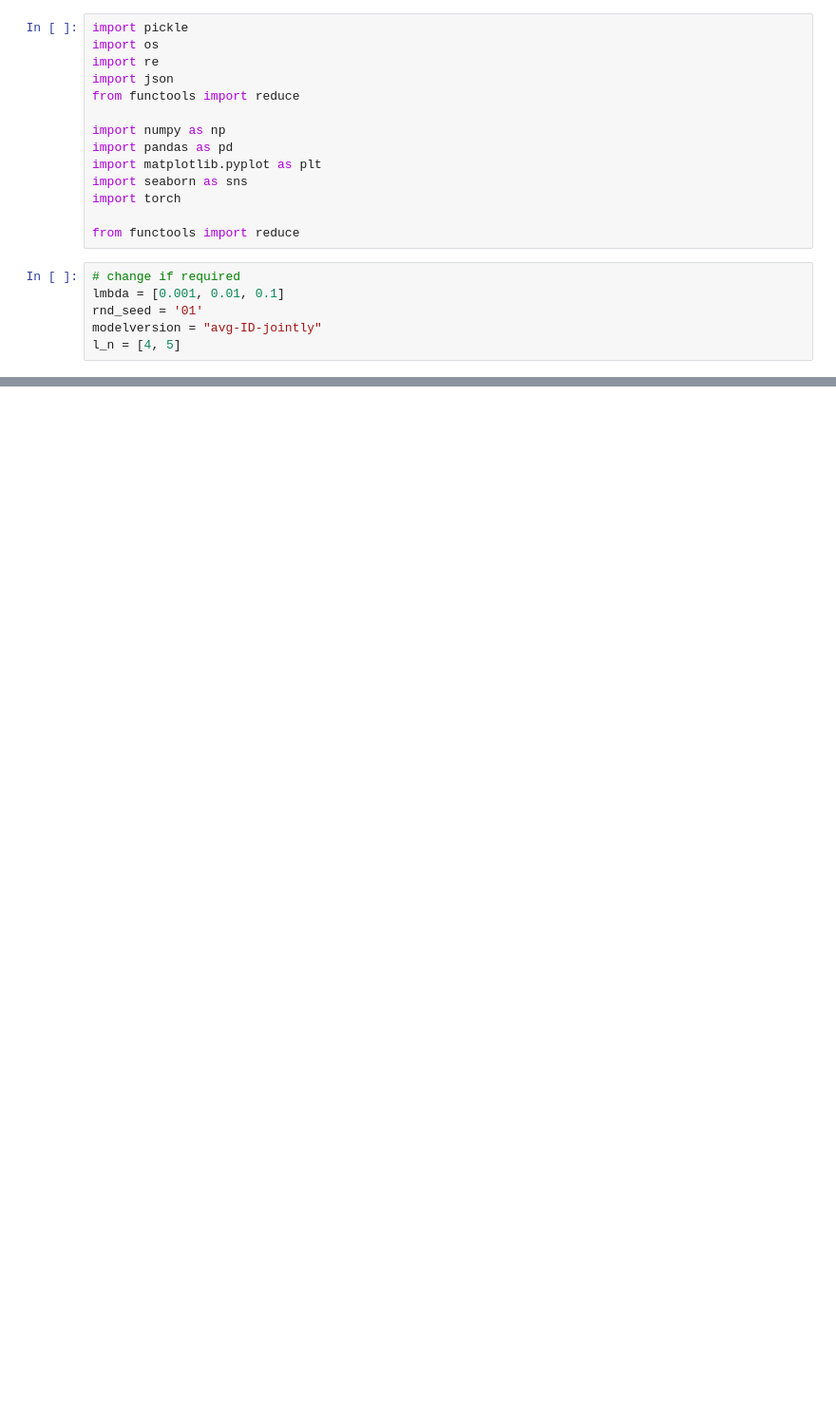
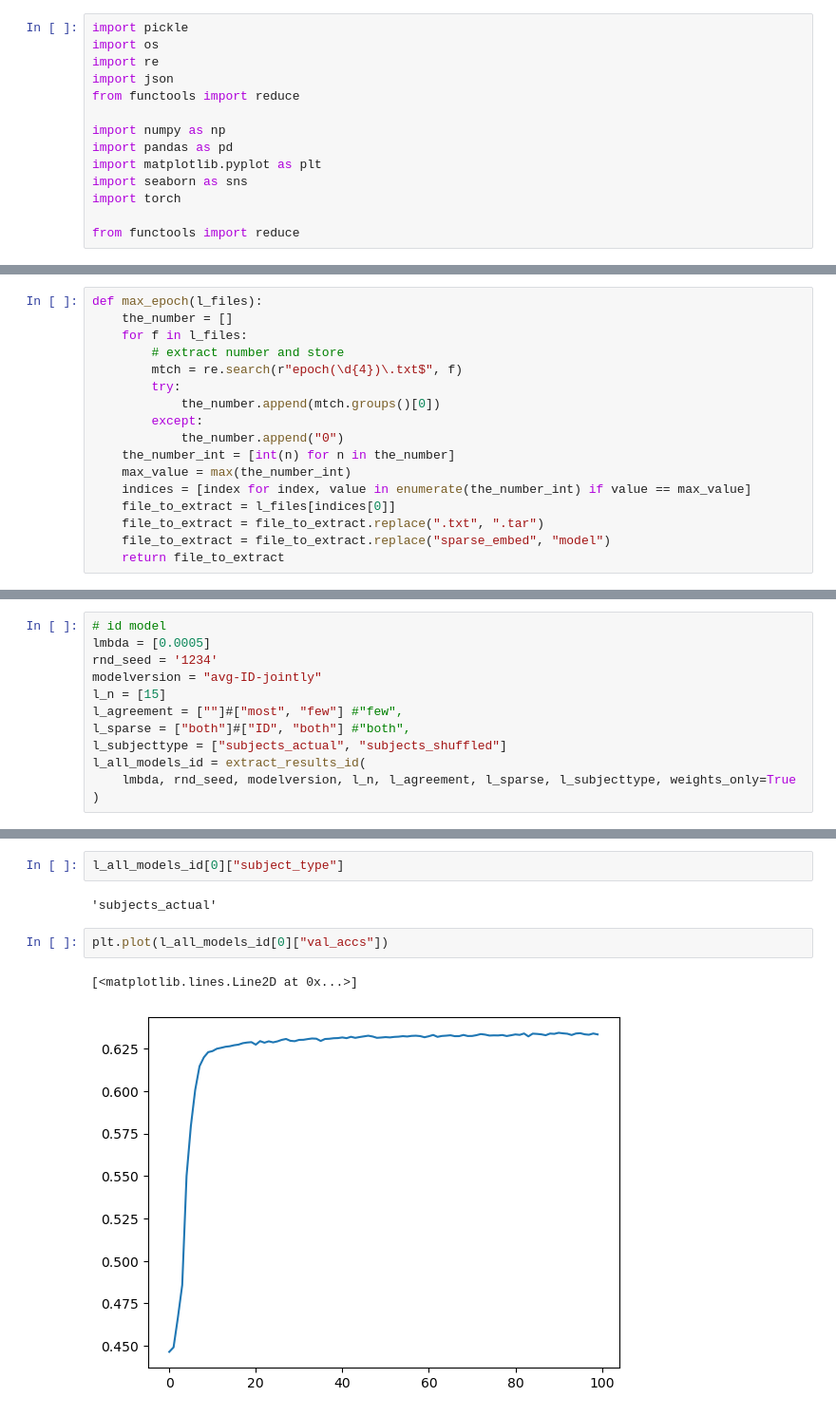
Before and after one commit to MirkoTh/semantic-representations-ID, a Jupyter notebook: analyze-results-joint-model.ipynb, the cells around one changed output, grey strips where cells are left out. Shown at 95% size. Drawn from its saved outputs; the diff is of its cells as text; blank space fills up the shorter version.

```diff
--- a/analyze-results-joint-model.ipynb
+++ b/analyze-results-joint-model.ipynb
@@ -12,9 +12,3 @@ import seaborn as sns
 import torch
 
 from functools import reduce
-# %%
-# change if required
-lmbda = [0.001, 0.01, 0.1]
-rnd_seed = '01'
-modelversion = "avg-ID-jointly"
-l_n = [4, 5]
@@ -21 +27,18 @@ l_n = [4, 5]
+# %%
+def max_epoch(l_files):
+    the_number = []
+    for f in l_files:
+        # extract number and store
+        mtch = re.search(r"epoch(\d{4})\.txt$", f)
+        try:
+            the_number.append(mtch.groups()[0])
+        except:
+            the_number.append("0")
+    the_number_int = [int(n) for n in the_number]
+    max_value = max(the_number_int)
+    indices = [index for index, value in enumerate(the_number_int) if value == max_value]
+    file_to_extract = l_files[indices[0]]
+    file_to_extract = file_to_extract.replace(".txt", ".tar")
+    file_to_extract = file_to_extract.replace("sparse_embed", "model")
+    return file_to_extract
 # %%
@@ -41,0 +138,12 @@ for d in all_dirs:
+# %%
+# id model
+lmbda = [0.0005]
+rnd_seed = '1234'
+modelversion = "avg-ID-jointly"
+l_n = [15]
+l_agreement = [""]#["most", "few"] #"few",
+l_sparse = ["both"]#["ID", "both"] #"both",
+l_subjecttype = ["subjects_actual", "subjects_shuffled"]
+l_all_models_id = extract_results_id(
+    lmbda, rnd_seed, modelversion, l_n, l_agreement, l_sparse, l_subjecttype, weights_only=True
+)
@@ -212,0 +414,9 @@ for args in arg_combinations:
+# %%
+l_all_models_id[0]["subject_type"]
+# %% [output]
+'subjects_actual'
+# %%
+plt.plot(l_all_models_id[0]["val_accs"])
+# %% [output]
+[<matplotlib.lines.Line2D at 0x...>]
+[figure, added]
```
Also changed, not shown: parts of 48 cells of this notebook, 8 other files.
